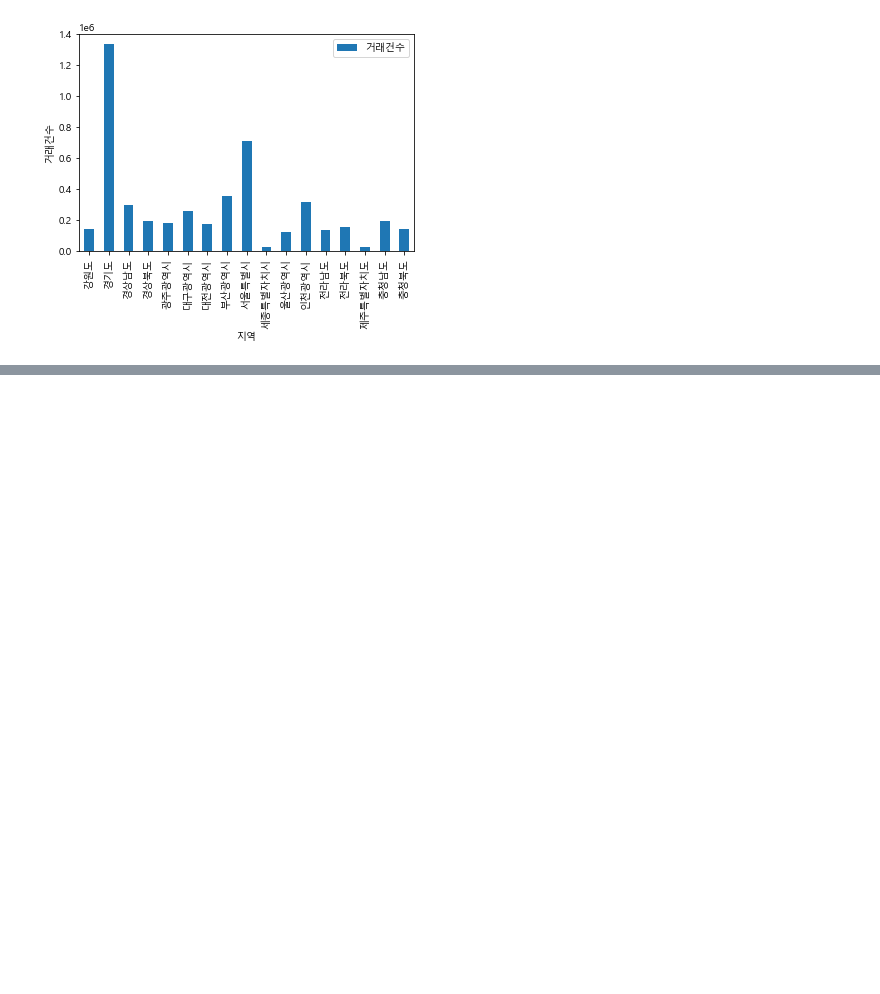
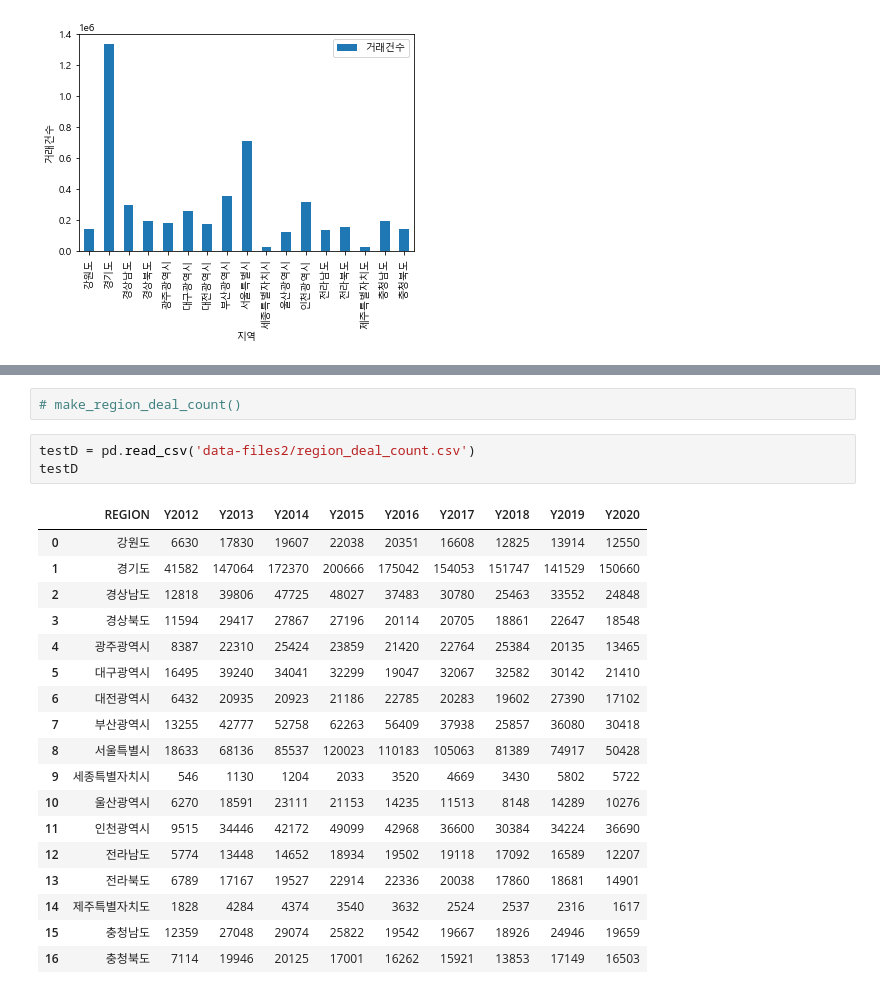
Before and after one commit to TTGGPP/hello_world, a Jupyter notebook: team_project/private_vv12390/work2.ipynb, the cells around one changed output, grey strips where cells are left out. Cells and saved outputs as stored; diff of their text form; blank space fills up the shorter version.

```diff
--- a/team_project/private_vv12390/work2.ipynb
+++ b/team_project/private_vv12390/work2.ipynb
@@ -247,0 +270,24 @@ plt.show()
+# %%
+# make_region_deal_count()
+# %%
+testD = pd.read_csv('data-files2/region_deal_count.csv')
+testD
+# %% [output]
+|  | REGION | Y2012 | Y2013 | Y2014 | Y2015 | Y2016 | Y2017 | Y2018 | Y2019 | Y2020 |
+| 0 | 강원도 | 6630 | 17830 | 19607 | 22038 | 20351 | 16608 | 12825 | 13914 | 12550 |
+| 1 | 경기도 | 41582 | 147064 | 172370 | 200666 | 175042 | 154053 | 151747 | 141529 | 150660 |
+| 2 | 경상남도 | 12818 | 39806 | 47725 | 48027 | 37483 | 30780 | 25463 | 33552 | 24848 |
+| 3 | 경상북도 | 11594 | 29417 | 27867 | 27196 | 20114 | 20705 | 18861 | 22647 | 18548 |
+| 4 | 광주광역시 | 8387 | 22310 | 25424 | 23859 | 21420 | 22764 | 25384 | 20135 | 13465 |
+| 5 | 대구광역시 | 16495 | 39240 | 34041 | 32299 | 19047 | 32067 | 32582 | 30142 | 21410 |
+| 6 | 대전광역시 | 6432 | 20935 | 20923 | 21186 | 22785 | 20283 | 19602 | 27390 | 17102 |
+| 7 | 부산광역시 | 13255 | 42777 | 52758 | 62263 | 56409 | 37938 | 25857 | 36080 | 30418 |
+| 8 | 서울특별시 | 18633 | 68136 | 85537 | 120023 | 110183 | 105063 | 81389 | 74917 | 50428 |
+| 9 | 세종특별자치시 | 546 | 1130 | 1204 | 2033 | 3520 | 4669 | 3430 | 5802 | 5722 |
+| 10 | 울산광역시 | 6270 | 18591 | 23111 | 21153 | 14235 | 11513 | 8148 | 14289 | 10276 |
+| 11 | 인천광역시 | 9515 | 34446 | 42172 | 49099 | 42968 | 36600 | 30384 | 34224 | 36690 |
+| 12 | 전라남도 | 5774 | 13448 | 14652 | 18934 | 19502 | 19118 | 17092 | 16589 | 12207 |
+| 13 | 전라북도 | 6789 | 17167 | 19527 | 22914 | 22336 | 20038 | 17860 | 18681 | 14901 |
+| 14 | 제주특별자치도 | 1828 | 4284 | 4374 | 3540 | 3632 | 2524 | 2537 | 2316 | 1617 |
+| 15 | 충청남도 | 12359 | 27048 | 29074 | 25822 | 19542 | 19667 | 18926 | 24946 | 19659 |
+| 16 | 충청북도 | 7114 | 19946 | 20125 | 17001 | 16262 | 15921 | 13853 | 17149 | 16503 |
```
Also changed, not shown: parts of 6 cells of this notebook.
